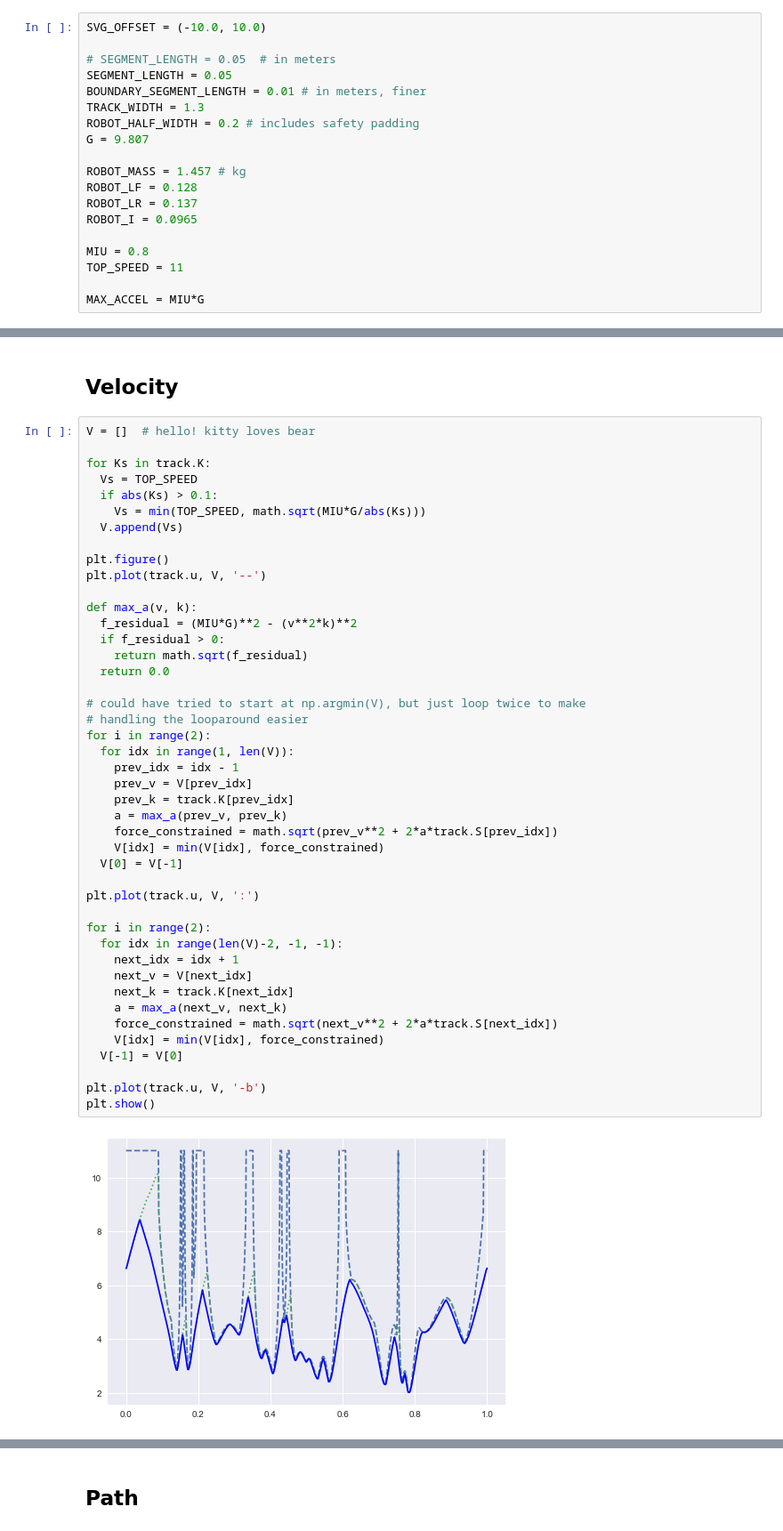
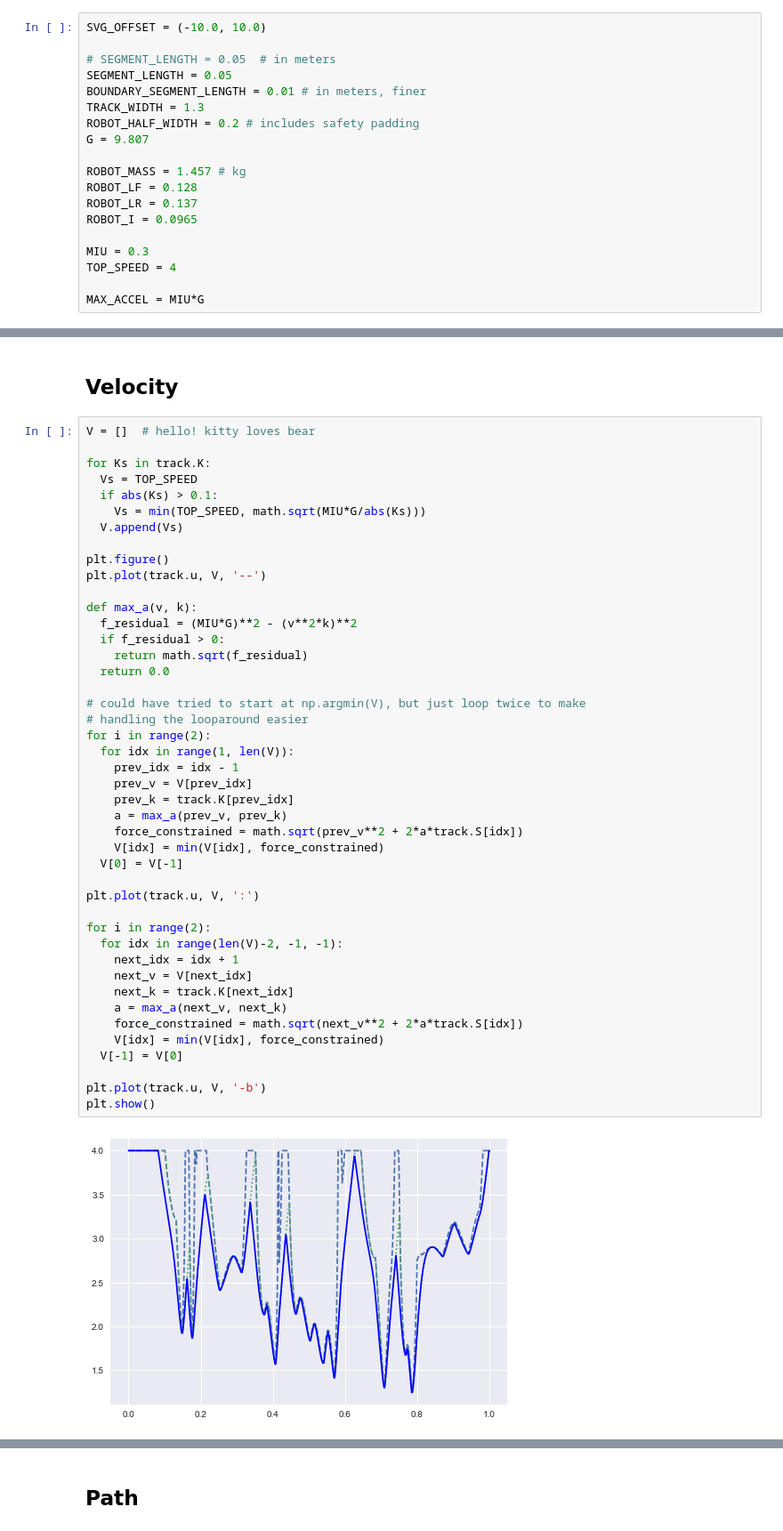
Before and after one commit to danchia/zoomies, a Jupyter notebook: tools/racingpath/import_path.ipynb, the cells around one changed output, grey strips where cells are left out. Shown at 89% size. Drawn from its saved outputs; the diff is of its cells as text.

```diff
--- a/tools/racingpath/import_path.ipynb
+++ b/tools/racingpath/import_path.ipynb
@@ -31,8 +31,8 @@ ROBOT_LF = 0.128
 ROBOT_LR = 0.137
 ROBOT_I = 0.0965
 
-MIU = 0.8
-TOP_SPEED = 11
+MIU = 0.3
+TOP_SPEED = 4
 
 MAX_ACCEL = MIU*G
 # %%
@@ -127,36 +127,36 @@ def max_a(v, k):
   f_residual = (MIU*G)**2 - (v**2*k)**2
   if f_residual > 0:
     return math.sqrt(f_residual)
   return 0.0
 
 # could have tried to start at np.argmin(V), but just loop twice to make
 # handling the looparound easier
 for i in range(2):
   for idx in range(1, len(V)):
     prev_idx = idx - 1
     prev_v = V[prev_idx]
     prev_k = track.K[prev_idx]
     a = max_a(prev_v, prev_k)
-    force_constrained = math.sqrt(prev_v**2 + 2*a*track.S[prev_idx])
+    force_constrained = math.sqrt(prev_v**2 + 2*a*track.S[idx])
     V[idx] = min(V[idx], force_constrained)
   V[0] = V[-1]
 
 plt.plot(track.u, V, ':')
 
 for i in range(2):
   for idx in range(len(V)-2, -1, -1):
     next_idx = idx + 1
     next_v = V[next_idx]
     next_k = track.K[next_idx]
     a = max_a(next_v, next_k)
-    force_constrained = math.sqrt(next_v**2 + 2*a*track.S[next_idx])
+    force_constrained = math.sqrt(next_v**2 + 2*a*track.S[idx])
     V[idx] = min(V[idx], force_constrained)
   V[-1] = V[0]
 
 plt.plot(track.u, V, '-b')
 plt.show()
 # %% [output]
-[figure, old version]
+[figure, new version]
 # %%
 # Crude laptime estimate
 np.sum(np.array(track.S) / np.array(V))
```
Also changed, not shown: parts of 10 cells of this notebook, 1 other file.
